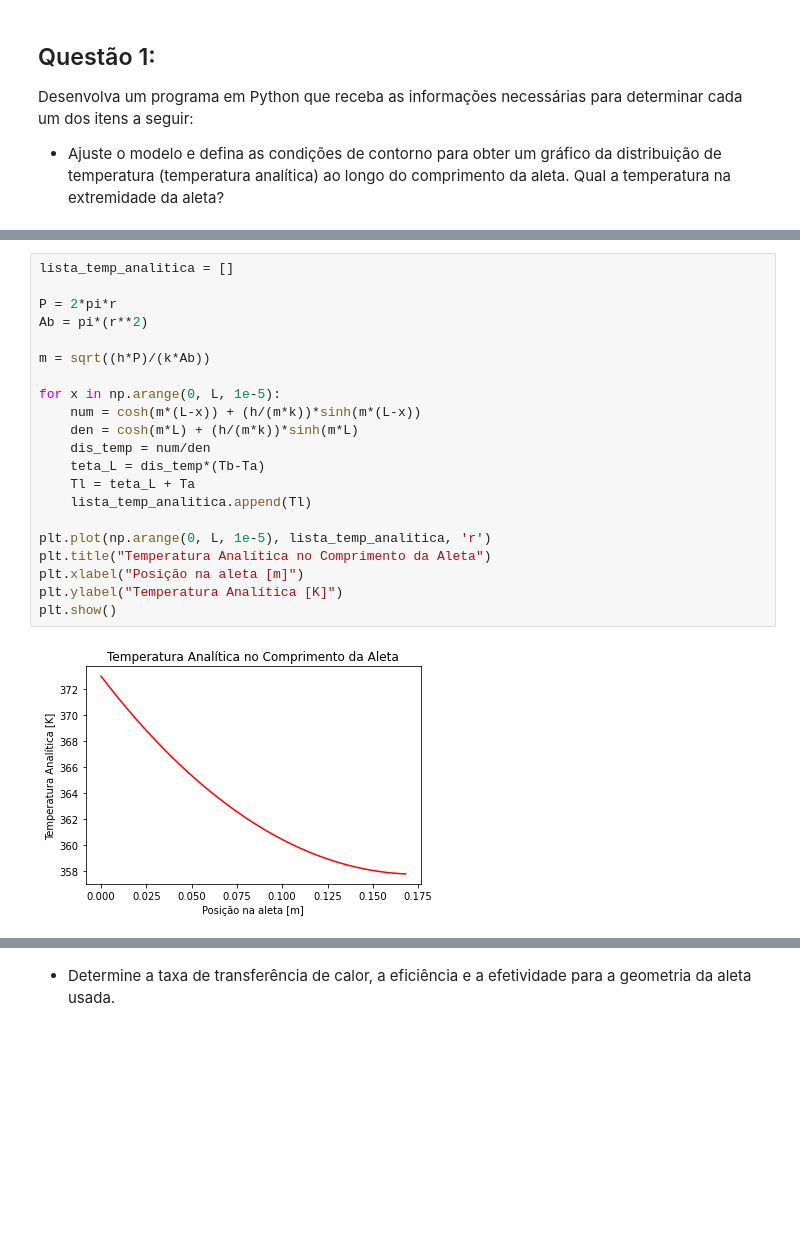
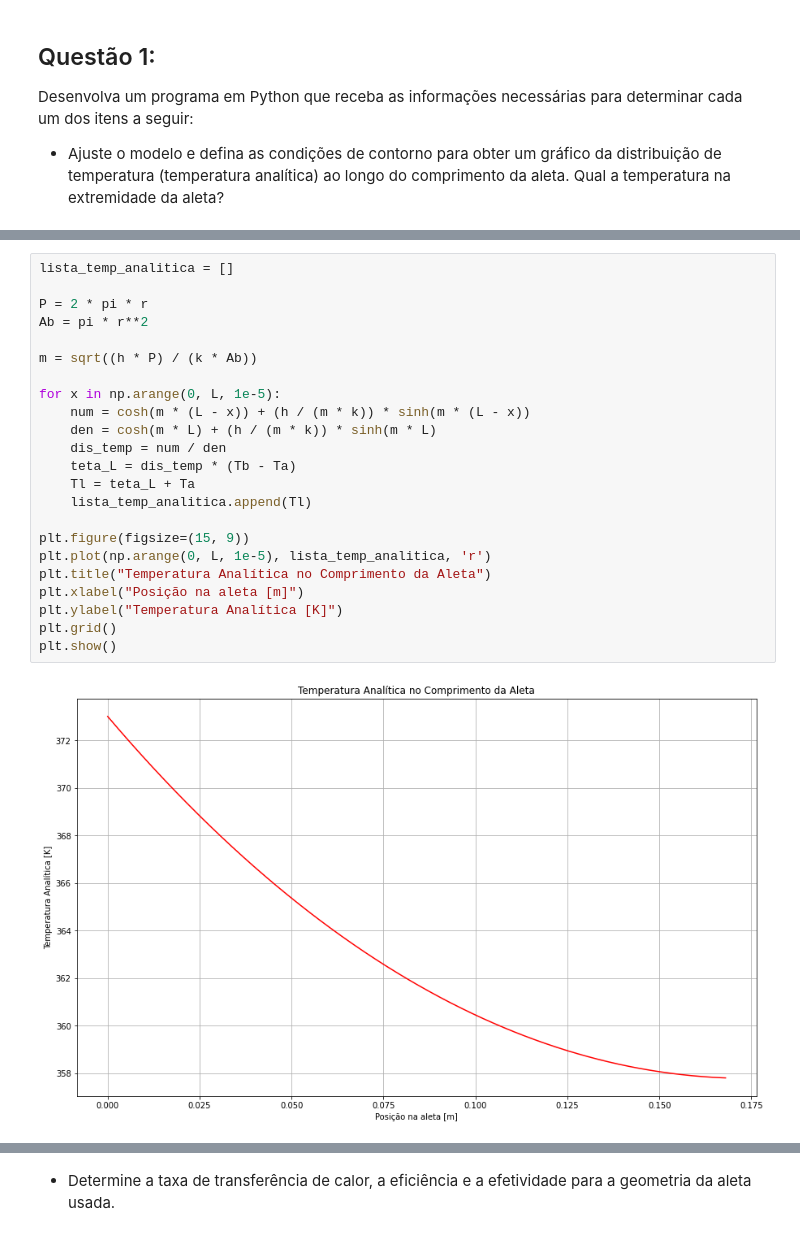
Before and after one commit to fran-janela/aps-trans-cal-mec-sol, a Jupyter notebook: aps-1/aps-1-notebook.ipynb, the cells around one changed output, grey strips where cells are left out. Cells and saved outputs as stored; diff of their text form; blank space fills up the shorter version.

```diff
--- a/aps-1/aps-1-notebook.ipynb
+++ b/aps-1/aps-1-notebook.ipynb
@@ -22,25 +22,27 @@ Desenvolva um programa em Python que receba as informações necessárias para d
 # %%
 lista_temp_analitica = []
 
-P = 2*pi*r
-Ab = pi*(r**2)
+P = 2 * pi * r
+Ab = pi * r**2
 
-m = sqrt((h*P)/(k*Ab))
+m = sqrt((h * P) / (k * Ab))
 
 for x in np.arange(0, L, 1e-5):
-    num = cosh(m*(L-x)) + (h/(m*k))*sinh(m*(L-x))
-    den = cosh(m*L) + (h/(m*k))*sinh(m*L)
-    dis_temp = num/den
-    teta_L = dis_temp*(Tb-Ta)
+    num = cosh(m * (L - x)) + (h / (m * k)) * sinh(m * (L - x))
+    den = cosh(m * L) + (h / (m * k)) * sinh(m * L)
+    dis_temp = num / den
+    teta_L = dis_temp * (Tb - Ta)
     Tl = teta_L + Ta
     lista_temp_analitica.append(Tl)
 
+plt.figure(figsize=(15, 9))
 plt.plot(np.arange(0, L, 1e-5), lista_temp_analitica, 'r')
 plt.title("Temperatura Analítica no Comprimento da Aleta")
 plt.xlabel("Posição na aleta [m]")
 plt.ylabel("Temperatura Analítica [K]")
+plt.grid()
 plt.show()
 # %% [output]
-[figure, old version]
+[figure, new version]
 # %%
 # Temperatura na extremidade da aleta:
```
Also changed, not shown: parts of 11 cells of this notebook.
